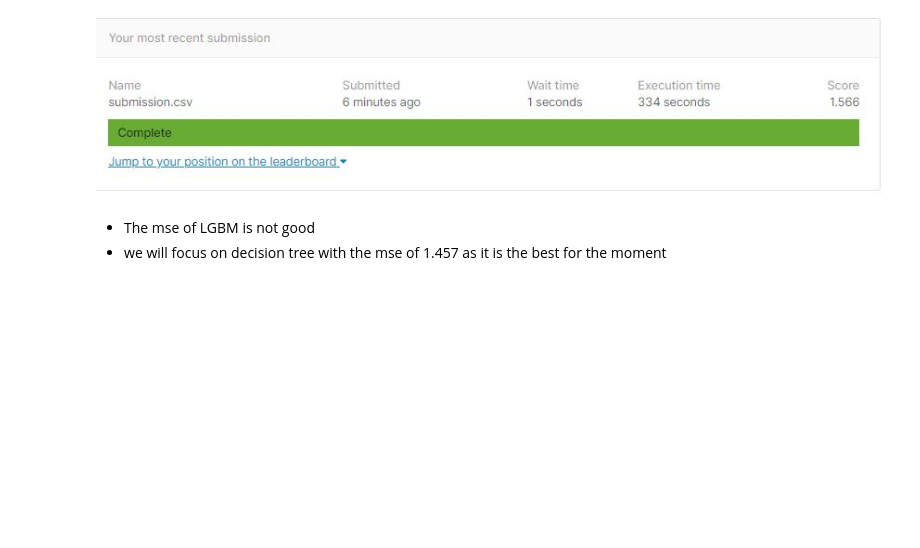
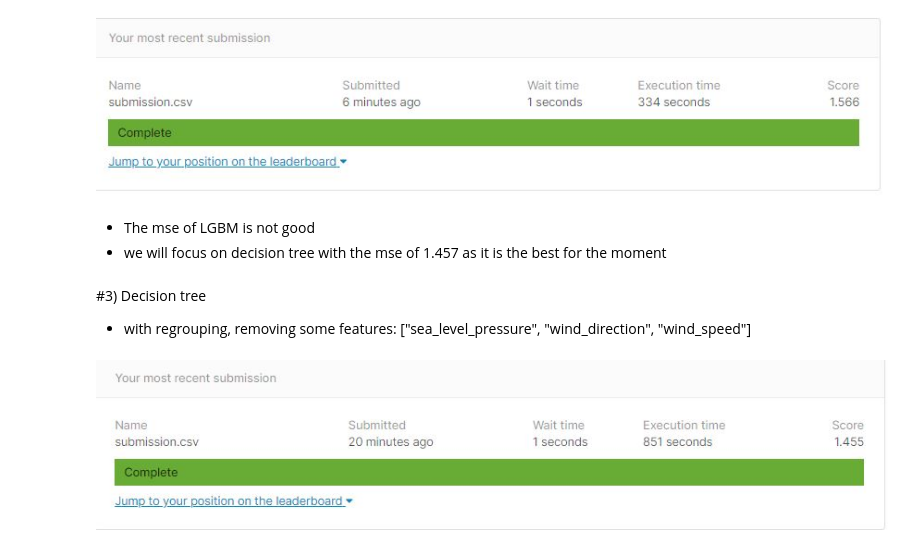
Before and after one commit to DataCampM2DSSAF/ASHRAE_Giang_Tung_Cedric_Traore, a Jupyter notebook: suivi_.ipynb, the cells around one changed output. Drawn from its saved outputs; the diff is of its cells as text; code cells hidden in the pictures; blank space fills up the shorter version.

Commit message:
Update suivi_.ipynb
Adding comment on decision tree's mse

```diff
--- a/suivi_.ipynb
+++ b/suivi_.ipynb
@@ -80,3 +80,11 @@ display.Image('mse_LGBM.JPG')
 # %% [markdown]
 - The mse of LGBM is not good
 - we will focus on decision tree with the mse of 1.457 as it is the best for the moment
+# %% [markdown]
+#3) Decision tree
+- with regrouping, removing some features: ["sea_level_pressure", "wind_direction", "wind_speed"]
+# %%
+from IPython import display
+display.Image('mse_decision_tree.JPG')
+# %% [output]
+[figure, added]
```
